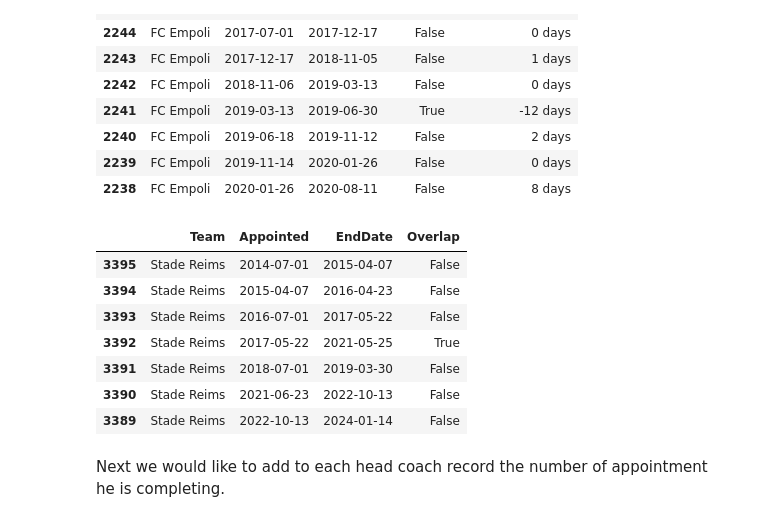
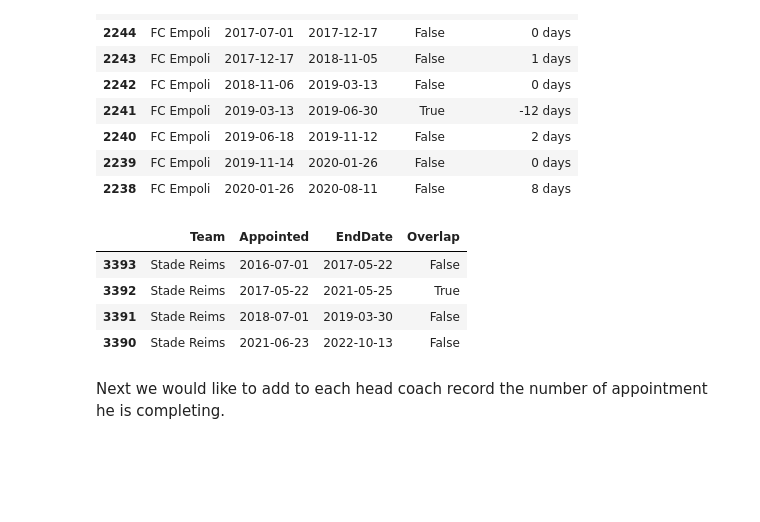
Before and after one commit to mathisdrn/head_coach_dismissal, a Jupyter notebook: src/01 Preprocessing.ipynb, the cells around one changed output. Cells and saved outputs as stored; diff of their text form; code cells hidden in the pictures; blank space fills up the shorter version.

```diff
--- a/src/01 Preprocessing.ipynb
+++ b/src/01 Preprocessing.ipynb
@@ -153,16 +151,14 @@ head_coach_bis[head_coach_bis['Team'].isin(overlapping['Team'])][['Team', 'Appoi
 | 2238 | FC Empoli | 2020-01-26 | 2020-08-11 | False | 8 days |
 # %%
 #| label: hc_inconsistency
-head_coach_bis[head_coach_bis['Team'] == 'Stade Reims'][['Team', 'Appointed', 'EndDate', 'Overlap']].sort_values(['Appointed'])
+
+head_coach_bis[head_coach_bis['Team'] == 'Stade Reims'][['Team', 'Appointed', 'EndDate', 'Overlap']].sort_values(['Appointed']).iloc[2:6]
 # %% [output]
 |  | Team | Appointed | EndDate | Overlap |
-| 3395 | Stade Reims | 2014-07-01 | 2015-04-07 | False |
-| 3394 | Stade Reims | 2015-04-07 | 2016-04-23 | False |
 | 3393 | Stade Reims | 2016-07-01 | 2017-05-22 | False |
 | 3392 | Stade Reims | 2017-05-22 | 2021-05-25 | True |
 | 3391 | Stade Reims | 2018-07-01 | 2019-03-30 | False |
 | 3390 | Stade Reims | 2021-06-23 | 2022-10-13 | False |
-| 3389 | Stade Reims | 2022-10-13 | 2024-01-14 | False |
 # %%
 # Check records that are overlapping
 head_coach[~head_coach.index.isin(head_coach_bis[head_coach_bis['OverlapDuration'].dt.days <= -20].index)]
```
Also changed, not shown: parts of 5 cells of this notebook, 5 other files.
